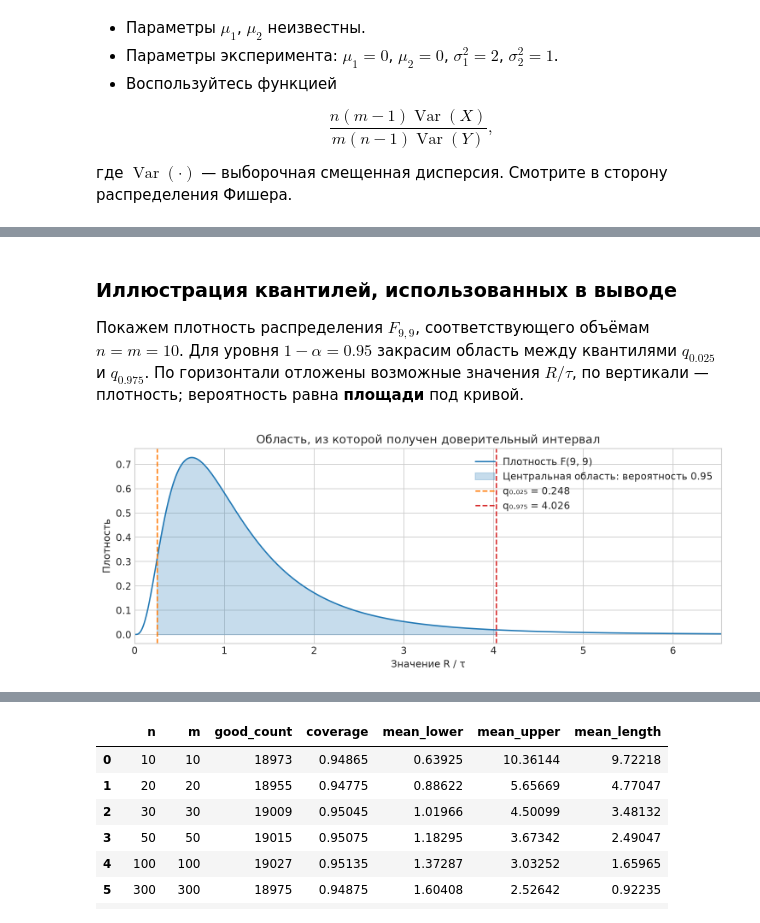
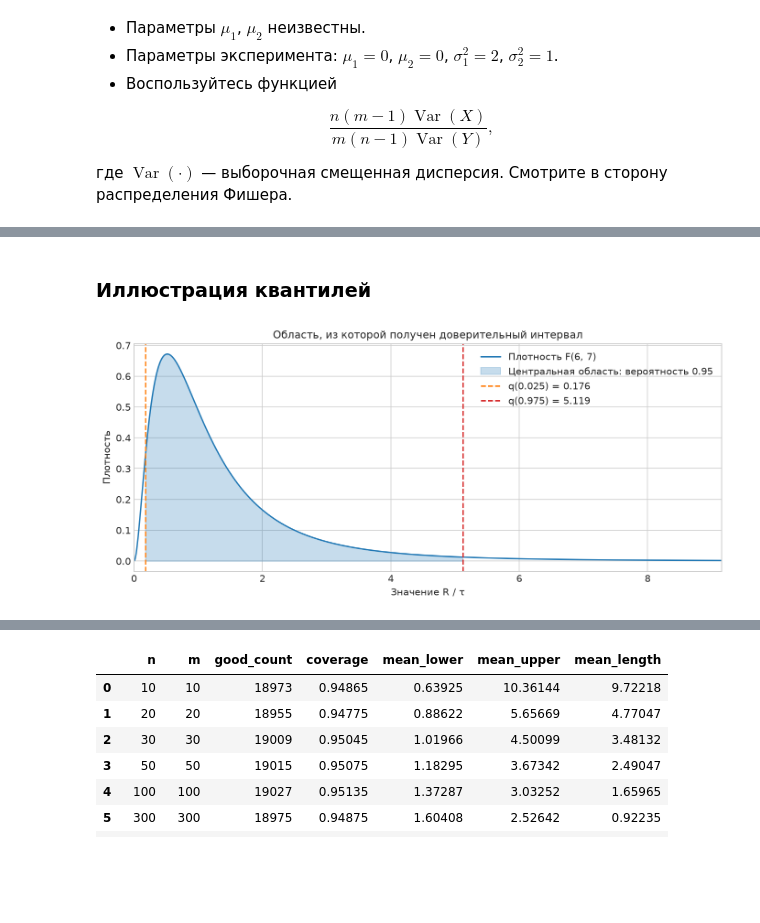
Before and after one commit to sanhasan/matstat-3, a Jupyter notebook: task_1.ipynb, the cells around one changed output, grey strips where cells are left out. Saved outputs shown, nothing was run; the diff lists cells and outputs as text; code cells hidden in the pictures; blank space fills up the shorter version.

```diff
--- a/task_1.ipynb
+++ b/task_1.ipynb
@@ -165,25 +122,14 @@ def show_figure(fig, filename):
 # %% [markdown]
-### Иллюстрация квантилей, использованных в выводе
-
-Покажем плотность распределения $F_{9,9}$, соответствующего объёмам $n=m=10$.
-Для уровня $1-\alpha=0.95$ закрасим область между квантилями $q_{0.025}$ и $q_{0.975}$.
-По горизонтали отложены возможные значения $R/\tau$, по вертикали — плотность; вероятность равна **площади** под кривой.
+### Иллюстрация квантилей
 # %%
-alpha_illustration = 0.05
-q_low, q_high = stats.f.ppf([alpha_illustration / 2, 1 - alpha_illustration / 2], 9, 9)
-right_edge = stats.f.ppf(0.995, 9, 9)
-grid = np.linspace(0.001, right_edge, 1200)
-central_grid = np.linspace(q_low, q_high, 500)
+n = 7
+m = 8
+alpha = 0.05
+df = (n - 1, m - 1)
 
-fig, ax = plt.subplots(figsize=(10, 4))
-ax.plot(grid, stats.f.pdf(grid, 9, 9), color="tab:blue", label="Плотность F(9, 9)")
-ax.fill_between(central_grid, stats.f.pdf(central_grid, 9, 9),
-                alpha=0.25, color="tab:blue", label="Центральная область: вероятность 0.95")
-ax.axvline(q_low, color="tab:orange", linestyle="--", label=f"q₀.₀₂₅ = {q_low:.3f}")
-ax.axvline(q_high, color="tab:red", linestyle="--", label=f"q₀.₉₇₅ = {q_high:.3f}")
-ax.set(xlabel="Значение R / τ", ylabel="Плотность",
-       title="Область, из которой получен доверительный интервал", xlim=(0, right_edge))
-ax.legend()
-show_figure(fig, "task_1_fisher_quantiles.png")
+distribution = stats.f(*df)
+q_low, q_high = distribution.ppf([alpha / 2, 1 - alpha / 2])
+
+plot_fisher_quantiles(distribution, q_low, q_high, df, alpha, directory=OUTPUT_DIR)
 # %% [output]
-[figure, old version]
+[figure, new version]
```
Also changed, not shown: parts of 21 cells of this notebook, 11 other files.
